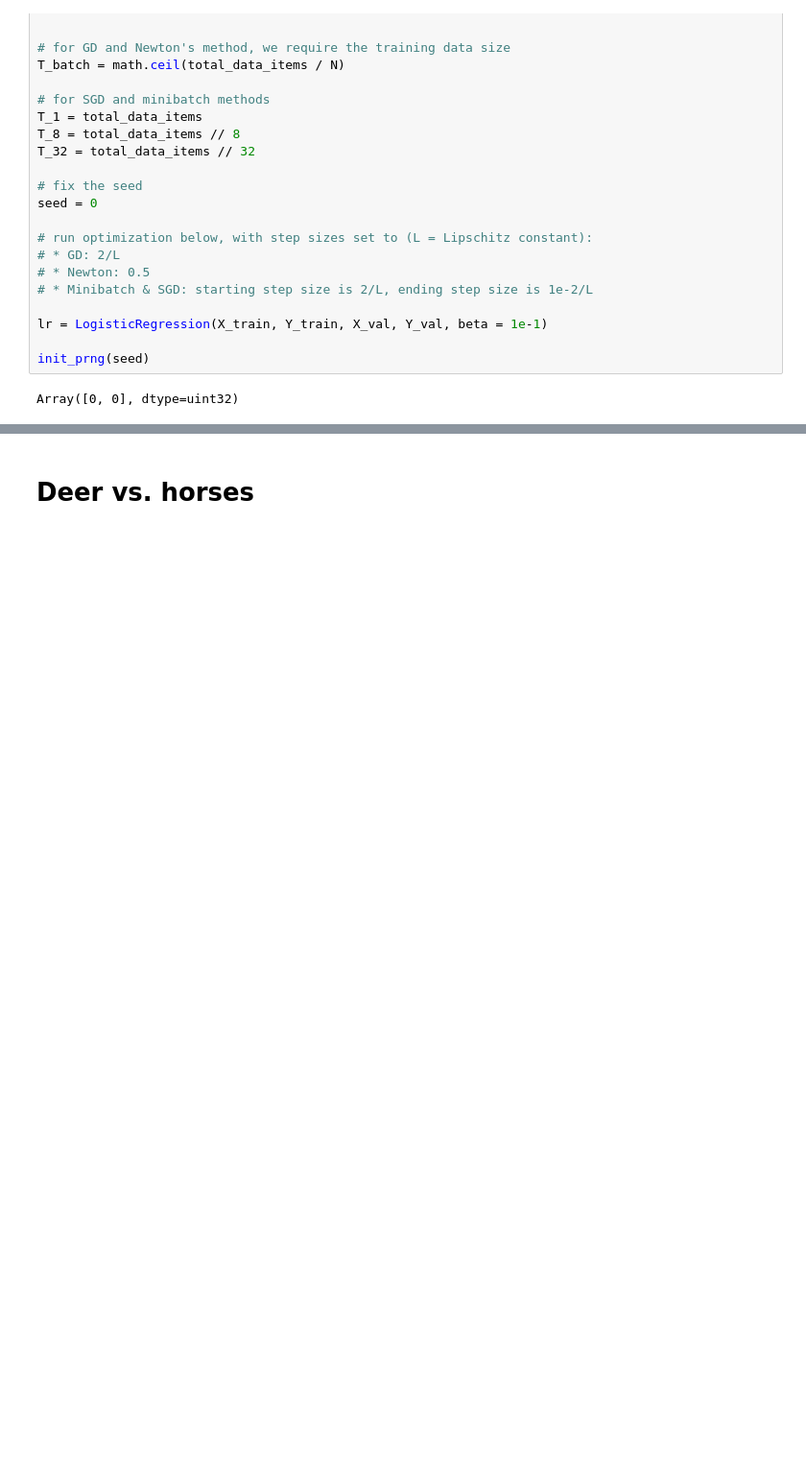
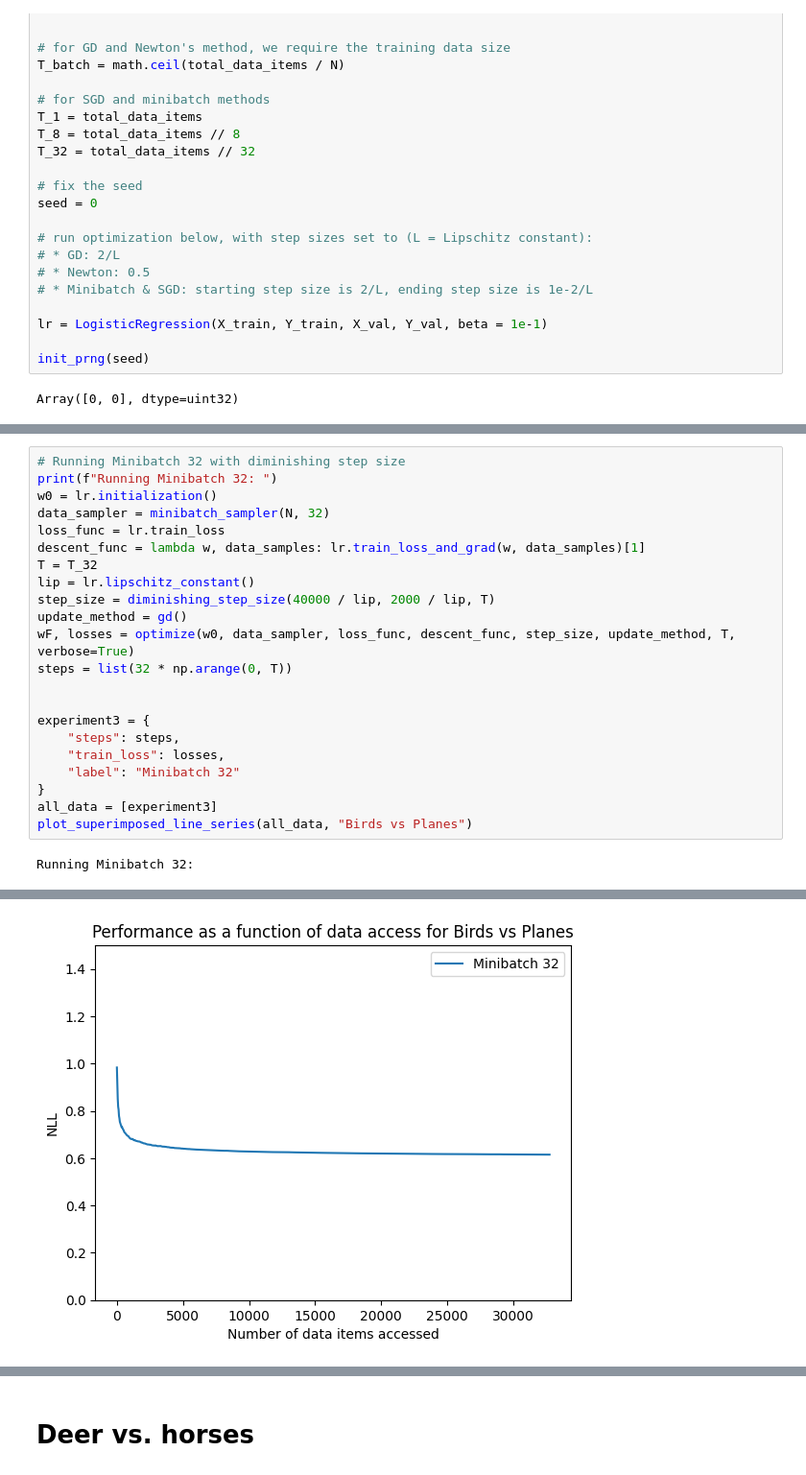
Before and after one commit to Nano1337/aml, a Jupyter notebook: data_access.ipynb, the cells around one changed output, grey strips where cells are left out. Shown at 96% size. Drawn from its saved outputs; the diff is of its cells as text; blank space fills up the shorter version.

```diff
--- a/data_access.ipynb
+++ b/data_access.ipynb
@@ -86,0 +136,24 @@ Array([0, 0], dtype=uint32)
+# %%
+# Running Minibatch 32 with diminishing step size
+print(f"Running Minibatch 32: ")
+w0 = lr.initialization()
+data_sampler = minibatch_sampler(N, 32)
+loss_func = lr.train_loss
+descent_func = lambda w, data_samples: lr.train_loss_and_grad(w, data_samples)[1]
+T = T_32
+lip = lr.lipschitz_constant()
+step_size = diminishing_step_size(40000 / lip, 2000 / lip, T)
+update_method = gd()
+wF, losses = optimize(w0, data_sampler, loss_func, descent_func, step_size, update_method, T, verbose=True)
+steps = list(32 * np.arange(0, T))
+
+
+experiment3 = {
+    "steps": steps,
+    "train_loss": losses,
+    "label": "Minibatch 32"
+}
+all_data = [experiment3]
+plot_superimposed_line_series(all_data, "Birds vs Planes")
+# %% [output]
+Running Minibatch 32:
@@ -86,0 +161 @@ Array([0, 0], dtype=uint32)
+[figure, added]
```
Also changed, not shown: parts of 16 cells of this notebook, 3 other files.
